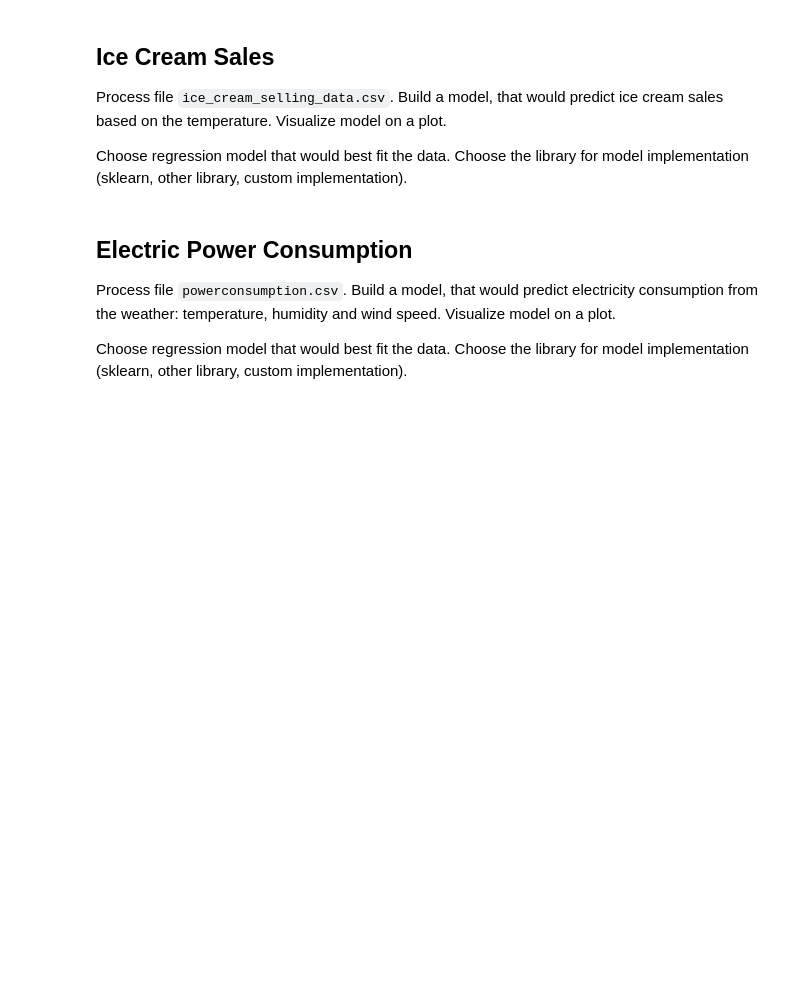
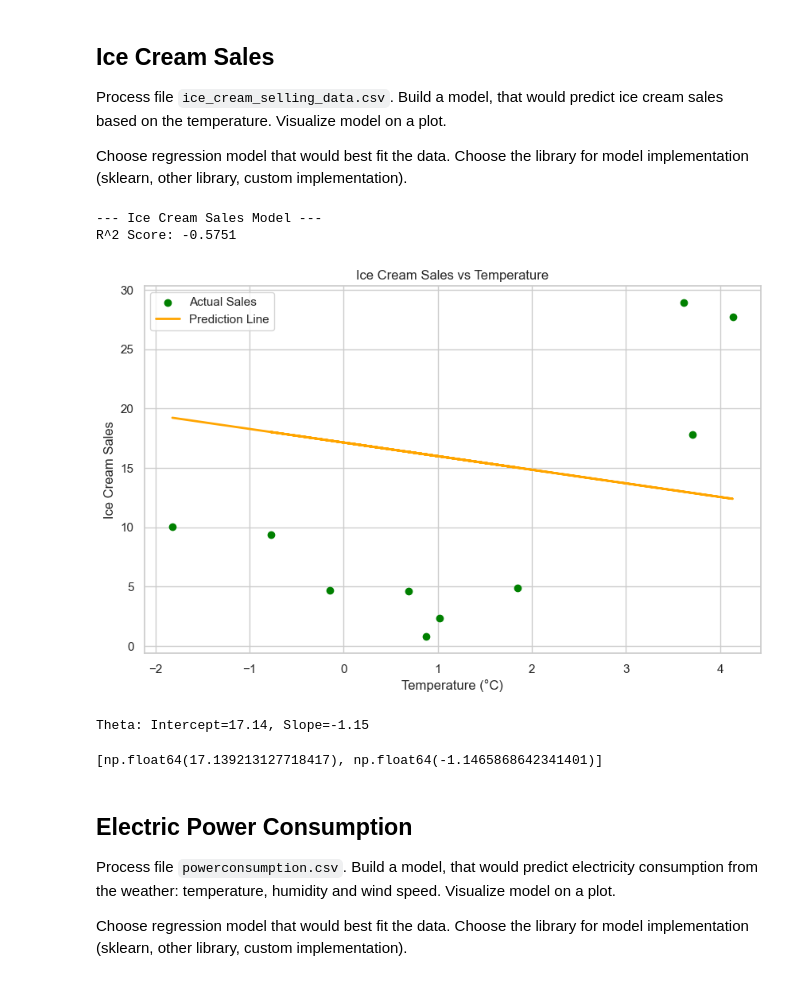
Before and after one commit to chnu-sci-tech/assignment-3-ml-algorithms-mv-boop, a Jupyter notebook: tasks.ipynb, the cells around one changed output. Drawn from its saved outputs; the diff is of its cells as text; code cells hidden in the pictures; blank space fills up the shorter version.

```diff
--- a/tasks.ipynb
+++ b/tasks.ipynb
@@ -96,21 +181,68 @@ CO2_emissions(data)
 Process file `ice_cream_selling_data.csv`. Build a model, that would predict ice cream sales based on the temperature. Visualize model on a plot.
 
 Choose regression model that would best fit the data. Choose the library for model implementation (sklearn, other library, custom implementation).
-# %%
-def ice_cream_selling(data):
-    """
-    Build a model, that would predict ice cream sales based on the temperature. Visualize model on a plot.
-
-    Args:
-        data: ice cream sales data.
-
-    Returns:
-        list: The list of model theta parameters.
-    """
-    return None
-
-data = extract_texts_from_file('resources/ice_cream_selling_data.csv')
-ice_cream_selling(data)
+# %%
+def ice_cream_selling(df):
+    """
+    Build a model that predicts ice cream sales based on the temperature.
+    Visualize model on a plot.
+
+    Args:
+        df: DataFrame containing ice cream sales data.
+
+    Returns:
+        list: The list of model theta parameters [intercept, coefficient].
+    """
+    # 1. Вибір даних
+    # Перевіряємо назви колонок, бо в CSV вони можуть бути з пробілами або спецсимволами
+    # Зазвичай там 'Temperature (°C)' та 'Ice Cream Sales (units)'
+    # Використовуємо .values.reshape(-1, 1), щоб гарантовано отримати 2D масив для X
+
+    # Спробуємо знайти колонки автоматично, якщо імена складні
+    col_temp = [c for c in df.columns if 'Temperature' in c][0]
+    col_sales = [c for c in df.columns if 'Sales' in c][0]
+
+    X = df[[col_temp]]
+    y = df[col_sales]
+
+    # 2. Спліт
+    X_train, X_test, y_train, y_test = train_test_split(X, y, test_size=0.2, random_state=42)
+
+    # 3. Навчання (Linear Regression)
+    model = LinearRegression()
+    model.fit(X_train, y_train)
+
+    # 4. Прогноз
+    y_pred = model.predict(X_test)
+
+    # 5. Оцінка
+    print(f"--- Ice Cream Sales Model ---")
+    print(f"R^2 Score: {r2_score(y_test, y_pred):.4f}")
+
+    # 6. Візуалізація
+    plt.figure(figsize=(10, 6))
+    plt.scatter(X_test, y_test, color='green', label='Actual Sales')
+    plt.plot(X_test, y_pred, color='orange', linewidth=2, label='Prediction Line')
+    plt.xlabel('Temperature (°C)')
+    plt.ylabel('Ice Cream Sales')
+    plt.title('Ice Cream Sales vs Temperature')
+    plt.legend()
+    plt.show()
+
+    # Повертаємо параметри
+    theta = [model.intercept_, model.coef_[0]]
+    print(f"Theta: Intercept={theta[0]:.2f}, Slope={theta[1]:.2f}")
+    return theta
+
+# Виклик (переконайся, що шлях правильний)
+data = extract_texts_from_file('resources/ice_cream_selling_data.csv')
+ice_cream_selling(data)
+# %% [output]
+--- Ice Cream Sales Model ---
+R^2 Score: -0.5751
+[figure, added]
+Theta: Intercept=17.14, Slope=-1.15
+[np.float64(17.139213127718417), np.float64(-1.1465868642341401)]
 # %% [markdown]
 ## Electric Power Consumption
 
```
Also changed, not shown: parts of 8 cells of this notebook.
